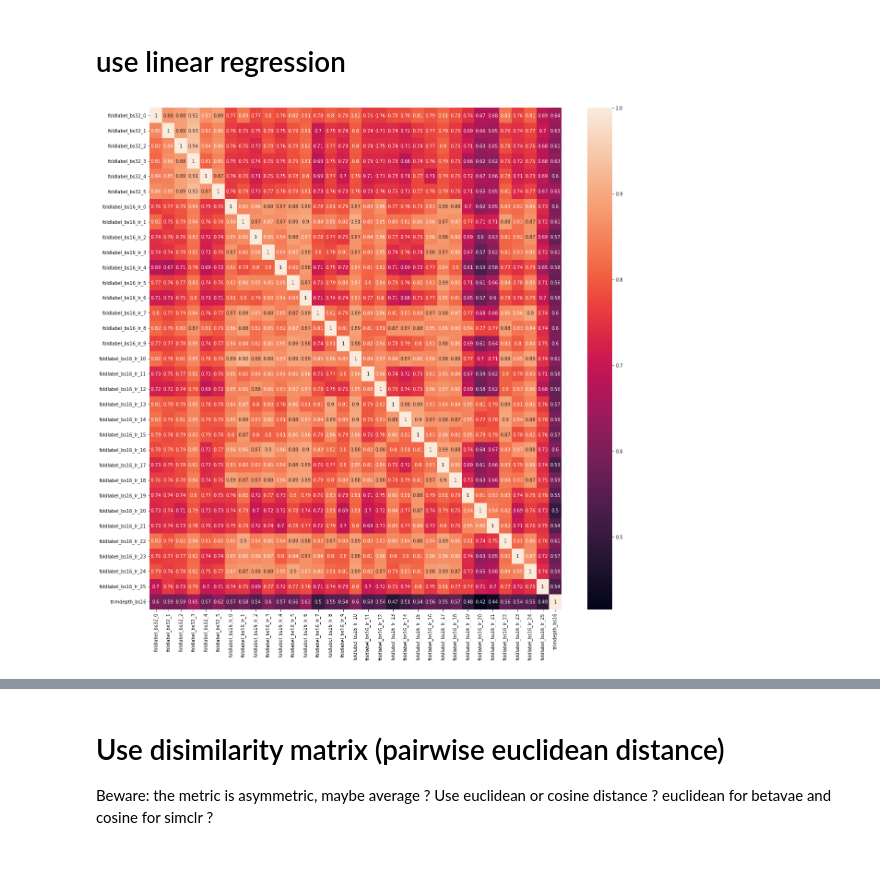
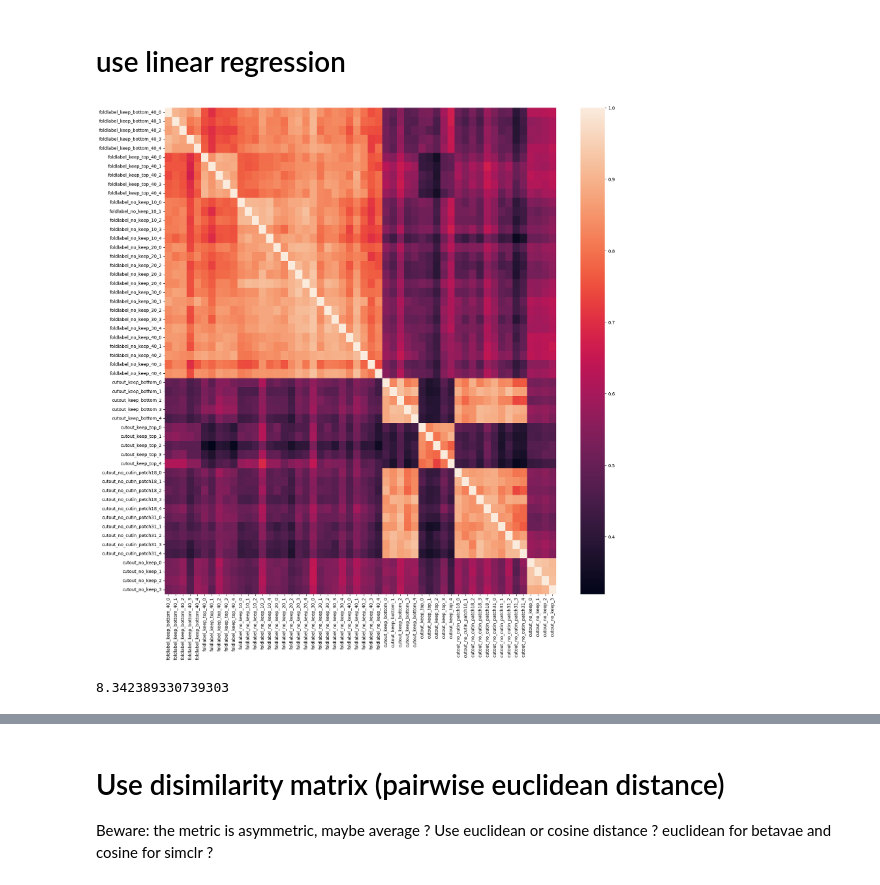
Before and after one commit to neurospin/champollion_V1, a Jupyter notebook: betaVAE/notebooks/model_similarity.ipynb, the cells around one changed output, grey strips where cells are left out. Cells and saved outputs as stored; diff of their text form; code cells hidden in the pictures.

```diff
--- a/betaVAE/notebooks/model_similarity.ipynb
+++ b/betaVAE/notebooks/model_similarity.ipynb
@@ -32,6 +40,16 @@ models_dirs_trimdepth = {f'trimdepth_bs16': '/volatile/jl277509/Runs/02_STS_babi
 
 models_dirs.update(models_dirs_lr)
 models_dirs.update(models_dirs_trimdepth)
+# %%
+# foldlabel / cutout cingulate
+# already many configs tested, still need for bug correction on bottoms (affecting keep bottom)
+embeddings = '/ACC_1_embeddings/full_embeddings.csv'
+models_dirs = {}
+for dir_models in ['/volatile/jl277509/Runs/02_STS_babies/Program/Output/foldlabel/',
+                   '/volatile/jl277509/Runs/02_STS_babies/Program/Output/cutout/']:
+    l = sorted(os.listdir(dir_models))
+    for elem in l:
+        models_dirs[elem]=dir_models+elem+embeddings
 # %%
 # load embeddings
 for model, directory in models_dirs.items():
@@ -61,7 +79,13 @@ for i, (name1, model1) in enumerate(models_embeddings.items()):
 # %%
 ticklabels = models_dirs.keys()
 fig,ax=plt.subplots(figsize=(20,20))
-sns.heatmap(correl_matrix, annot=True, xticklabels=ticklabels, yticklabels=ticklabels,ax=ax)
+sns.heatmap(correl_matrix, annot=False, xticklabels=ticklabels, yticklabels=ticklabels,ax=ax)
 plt.show()
 # %% [output]
-[figure, old version]
+[figure, new version]
+# %%
+a = correl_matrix[:5,:5]
+convolved = scipy.signal.convolve2d(a, np.ones((5,5)))[2,2]
+convolved
+# %% [output]
+8.342389330739303
```
Also changed, not shown: parts of 4 cells of this notebook, 10 other files.
